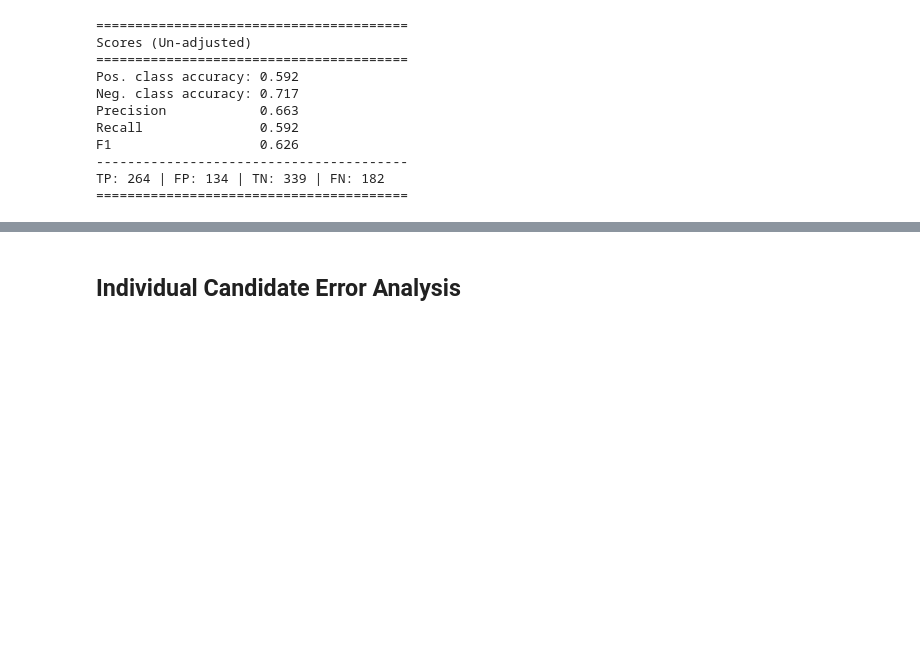
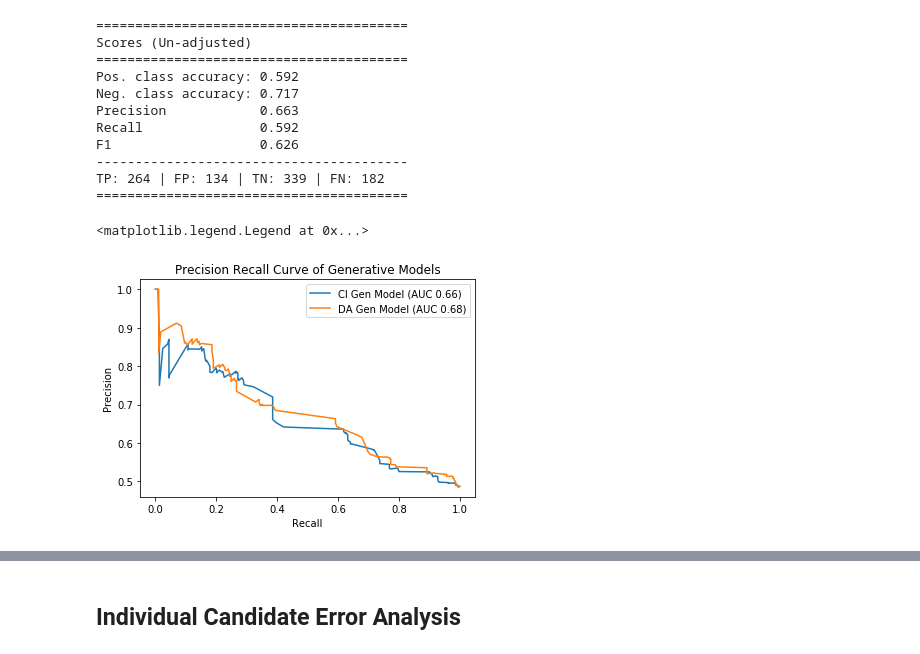
Before and after one commit to greenelab/snorkeling, a Jupyter notebook: All_Relationships/3.model-label-functions.ipynb, the cells around one changed output, grey strips where cells are left out. Drawn from its saved outputs; the diff is of its cells as text; code cells hidden in the pictures; blank space fills up the shorter version.

```diff
--- a/All_Relationships/3.model-label-functions.ipynb
+++ b/All_Relationships/3.model-label-functions.ipynb
@@ -305,3 +335,18 @@ F1                   0.626
 ----------------------------------------
 TP: 264 | FP: 134 | TN: 339 | FN: 182
 ========================================
+# %%
+L_train_ci_marginals = indep_gen_model.marginals(L_train_labeled)
+L_train_da_marginals = gen_model.marginals(L_train_labeled)
+# %%
+for marginal, model_label in zip([L_train_ci_marginals, L_train_da_marginals], ["CI Gen Model (AUC {:.2f})", "DA Gen Model (AUC {:.2f})"]):
+    precision, recall, threshold = precision_recall_curve(L_train_labeled_gold.data, marginal)
+    area = auc(recall, precision)
+    plt.plot(recall, precision, label=model_label.format(area))
+plt.title("Precision Recall Curve of Generative Models")
+plt.xlabel("Recall")
+plt.ylabel("Precision")
+plt.legend()
+# %% [output]
+<matplotlib.legend.Legend at 0x...>
+[figure, added]
```
Also changed, not shown: parts of 17 cells of this notebook, 1 other file.
